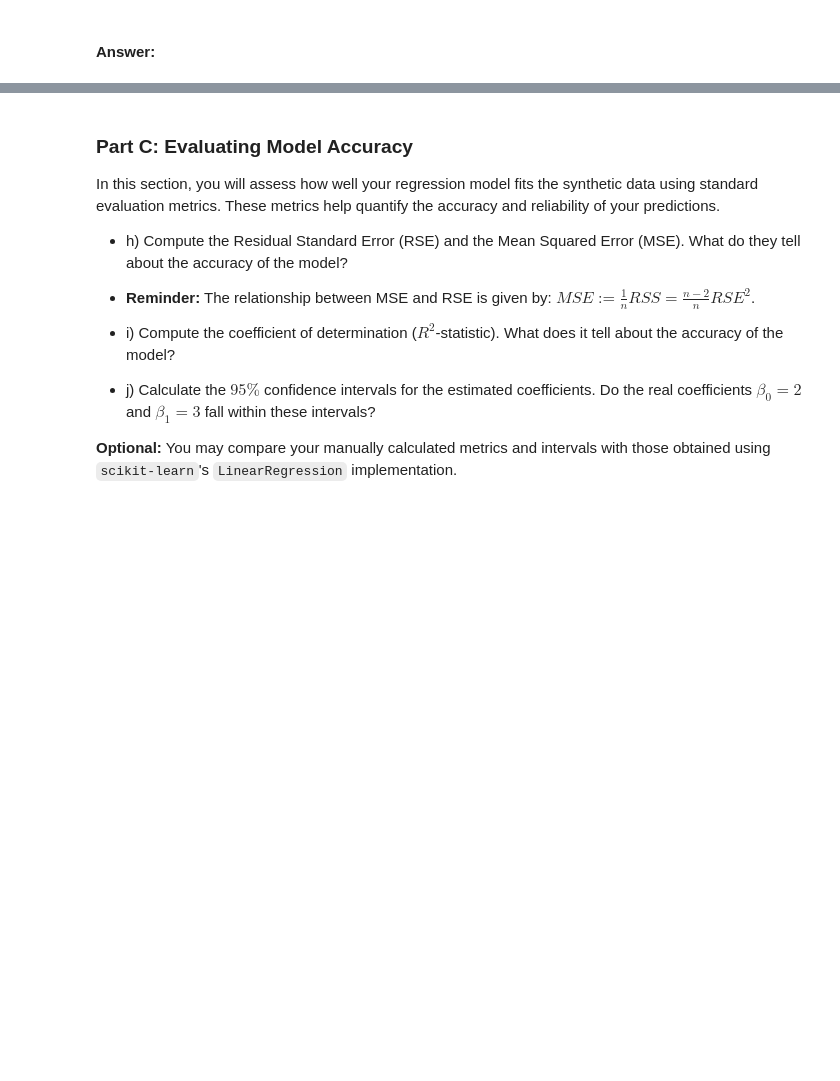
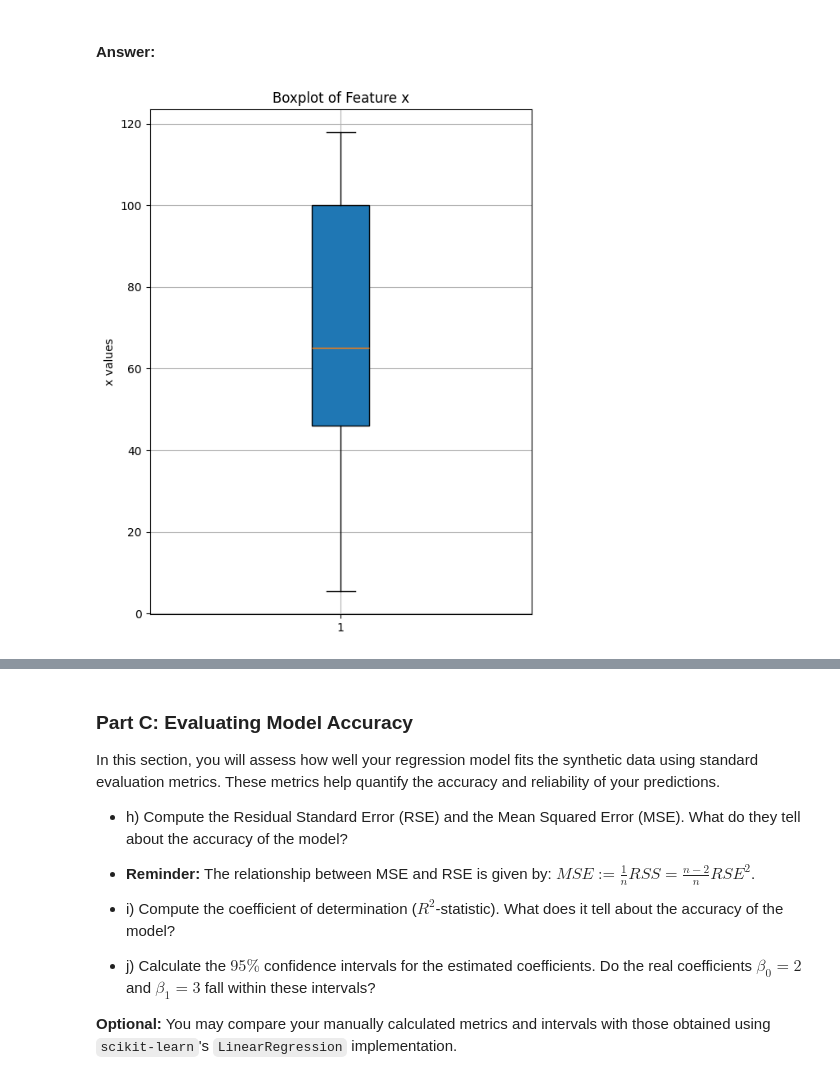
Before and after one commit to tvtrungg/MADRE-SU, a Jupyter notebook: TP1/tp1_regression.ipynb, the cells around one changed output, grey strips where cells are left out. Saved outputs shown, nothing was run; the diff lists cells and outputs as text; code cells hidden in the pictures; blank space fills up the shorter version.

```diff
--- a/TP1/tp1_regression.ipynb
+++ b/TP1/tp1_regression.ipynb
@@ -213,3 +311,14 @@ In this section, you'll explore the distribution of the input feature $x$ using
 #### Answer:
 # %%
 ## TODO:
+
+# d) Create a boxplot of the variable $x$ to examine its distribution. This will help you identify the spread, central tendency and possible outliers.
+
+plt.figure(figsize=(6, 8))
+plt.boxplot(df_slr['x'], vert=True, patch_artist=True)
+plt.title("Boxplot of Feature x")
+plt.ylabel("x values")
+plt.grid(True)
+plt.show()
+# %% [output]
+[figure, added]
```
Also changed, not shown: parts of 10 cells of this notebook.
